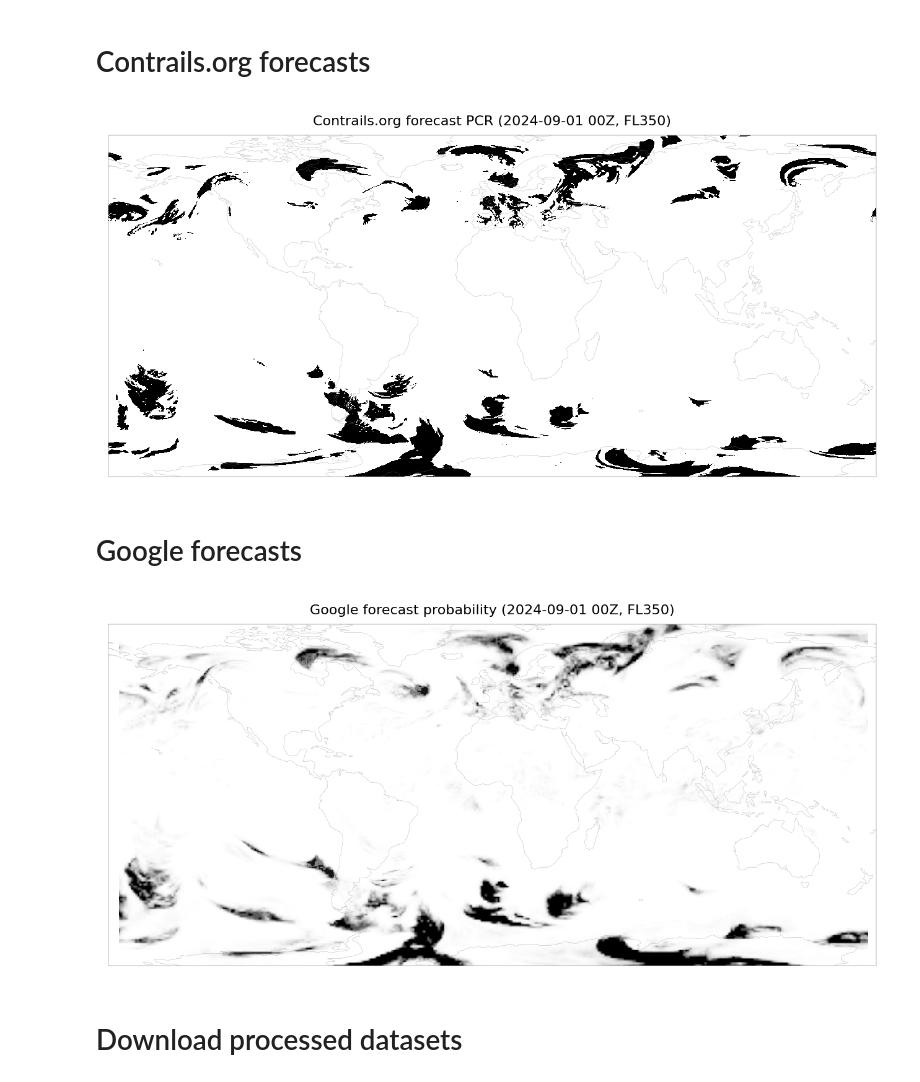
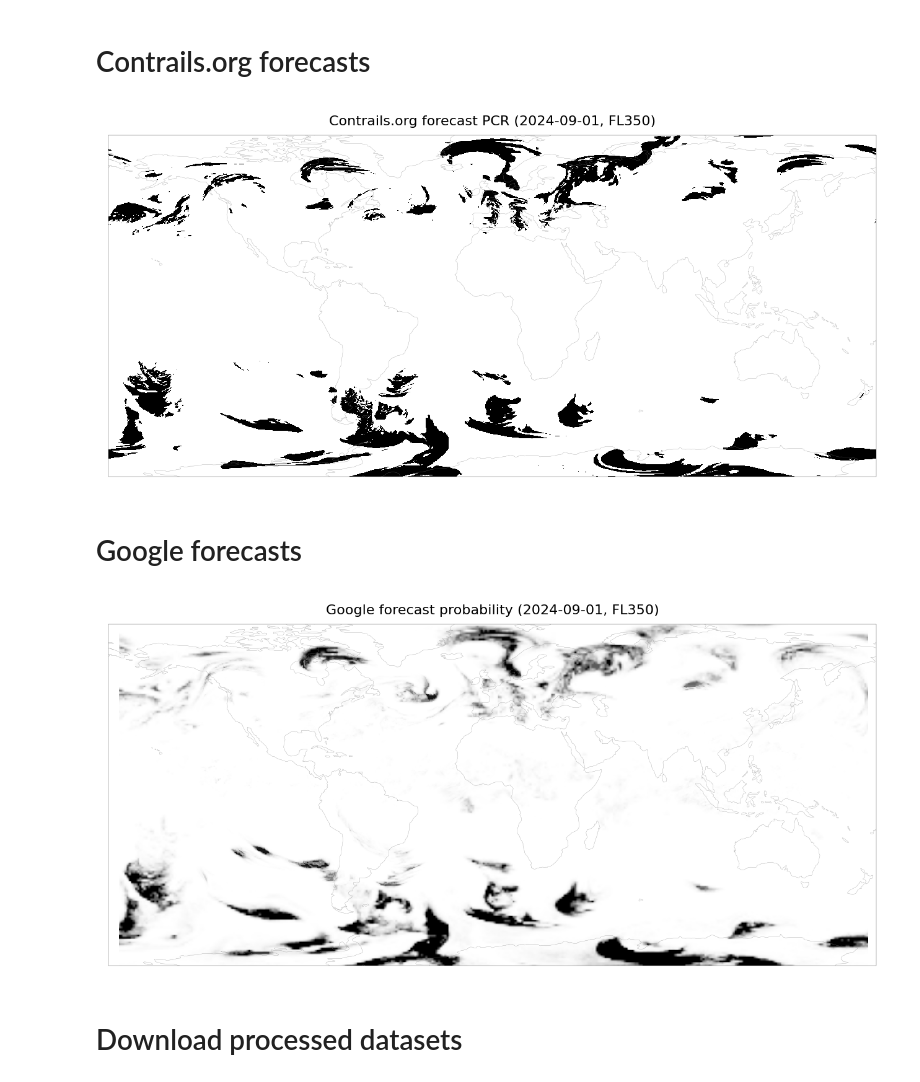
Before and after one commit to contrailcirrus/contrail-bench, a Jupyter notebook: publications/2025Q1/data/curation.ipynb, the cells around one changed output. Cells and saved outputs as stored; diff of their text form; code cells hidden in the pictures.

```diff
--- a/publications/2025Q1/data/curation.ipynb
+++ b/publications/2025Q1/data/curation.ipynb
@@ -25,18 +19,18 @@ fs = gcsfs.GCSFileSystem()
 # Contrails.org forecasts
 # %%
 with temp.temp_file() as tmp:
-    fs.get(f"{bucket}/tmp/2025Q1/contrails-org/{int(time.timestamp())}_{flight_level}.nc", tmp)
+    gcsfs.GCSFileSystem().get(f"gs://contrails-301217-public-tmp/contrails-org-forecasts/1725166800_350.nc", tmp)
     ds = xr.open_dataset(tmp)
 # %%
 plt.figure(figsize=(6.5, 3), dpi=200, constrained_layout=True)
 ax = plt.subplot(111, projection=ccrs.PlateCarree())
 ax.pcolormesh(ds["longitude"], ds["latitude"], ds["pcr"].squeeze().T, cmap="Greys", shading="nearest")
 ax.coastlines(color="gray", lw=0.1)
 plt.setp(ax.spines.values(), linewidth=0.1)
-ax.set_title(f"Contrails.org forecast PCR ({time.strftime('%Y-%m-%d %HZ')}, FL{flight_level})", fontsize=8)
+ax.set_title("Contrails.org forecast PCR (2024-09-01, FL350)", fontsize=8)
 ax.set_extent([-180, 180, -80, 80]);
 # %% [output]
-[figure, old version]
+[figure, new version]
 # %% [markdown]
 # Google forecasts
 # %%
@@ -49,10 +43,10 @@ ax = plt.subplot(111, projection=ccrs.PlateCarree())
 ax.pcolormesh(ds["longitude"], ds["latitude"], ds["ppcr"].squeeze().T, cmap="Greys", shading="nearest")
 ax.coastlines(color="gray", lw=0.1)
 plt.setp(ax.spines.values(), linewidth=0.1)
-ax.set_title(f"Google forecast probability ({time.strftime('%Y-%m-%d %HZ')}, FL{flight_level})", fontsize=8)
+ax.set_title("Google forecast probability (2024-09-01, FL350)", fontsize=8)
 ax.set_extent([-180, 180, -80, 80]);
 # %% [output]
-[figure, old version]
+[figure, new version]
 # %% [markdown]
 # Download processed datasets
 # %%
```
Also changed, not shown: parts of 29 cells of this notebook, 7 other files.
